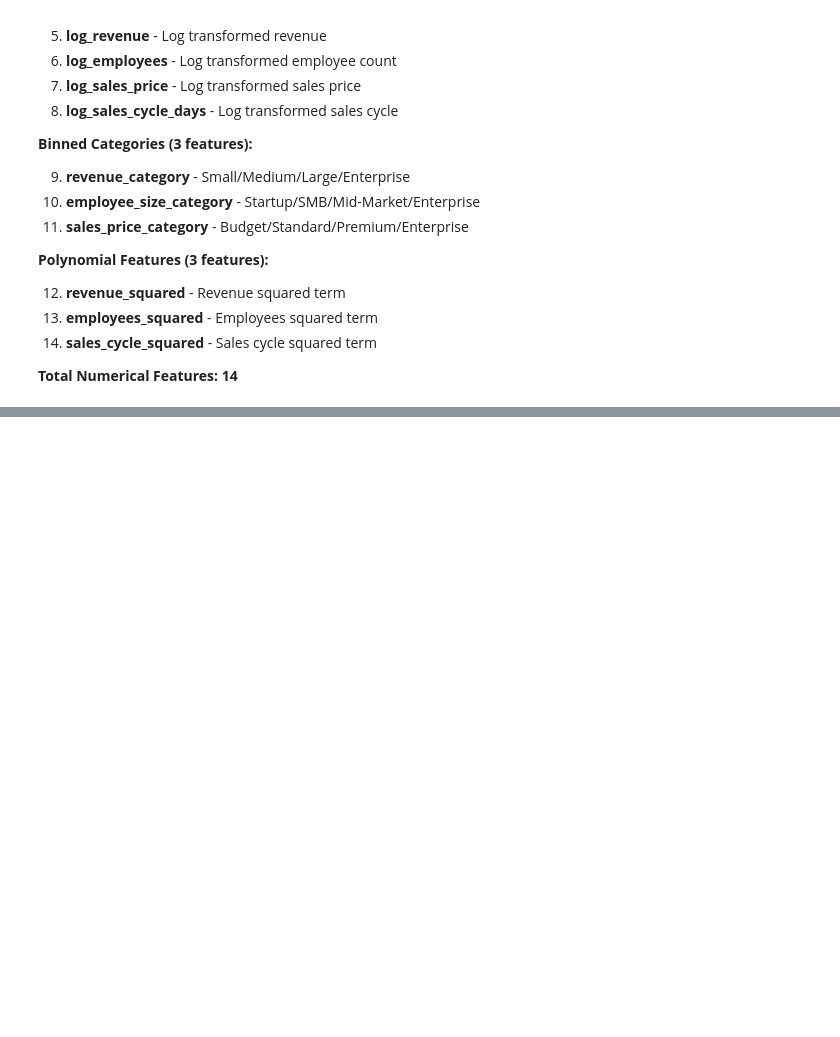
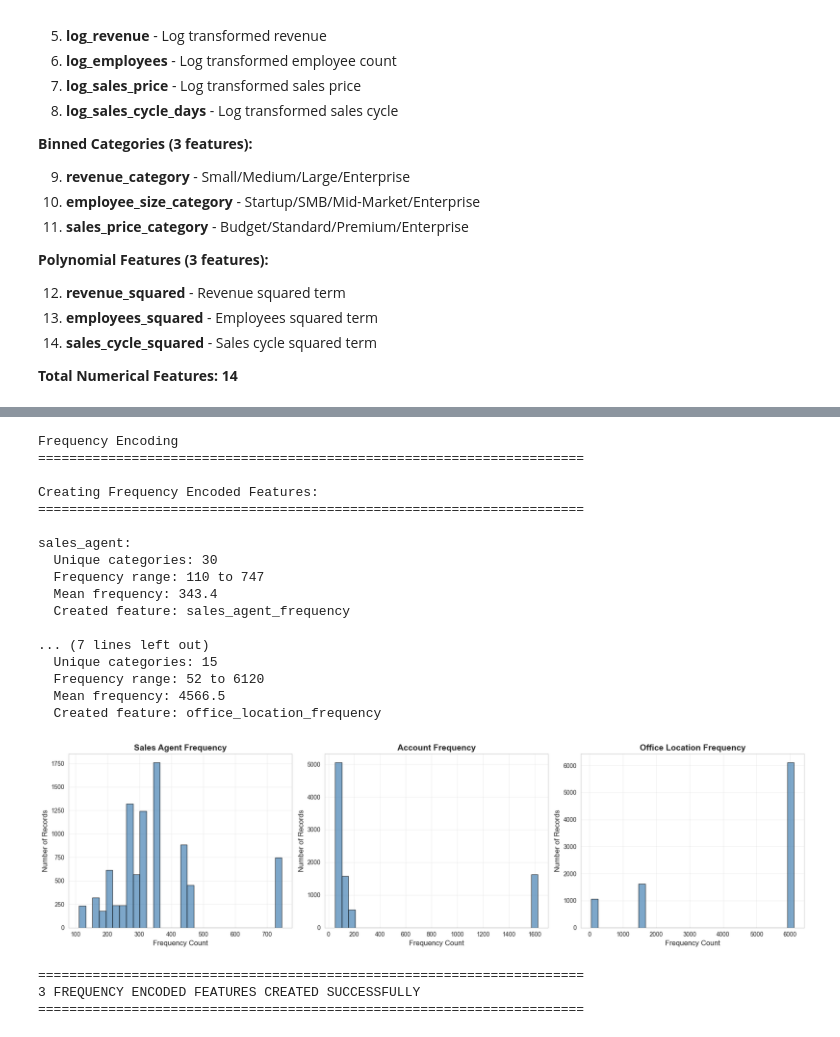
Before and after one commit to Pawan-Bhandari-1164198/1164198, a Jupyter notebook: assignment-3.ipynb, the cells around one changed output, grey strips where cells are left out. Drawn from its saved outputs; the diff is of its cells as text; code cells hidden in the pictures; blank space fills up the shorter version.

```diff
--- a/assignment-3.ipynb
+++ b/assignment-3.ipynb
@@ -1184,0 +1272,64 @@ A total of 14 numerical features were created through ratios, transformations, b
+# %%
+# Frequency Encoding for medium/high cardinality features
+print("Frequency Encoding")
+print("="*70)
+
+# Features to frequency encode
+frequency_features = ['sales_agent', 'account', 'office_location']
+
+print("\nCreating Frequency Encoded Features:")
+print("="*70)
+
+for feature in frequency_features:
+    # Calculate frequency (count of each category)
+    frequency_map = df[feature].value_counts().to_dict()
+
+    # Create new feature with frequency encoding
+    new_feature_name = f"{feature}_frequency"
+    df[new_feature_name] = df[feature].map(frequency_map)
+
+    print(f"\n{feature}:")
+    print(f"  Unique categories: {df[feature].nunique()}")
+    print(f"  Frequency range: {df[new_feature_name].min()} to {df[new_feature_name].max()}")
+    print(f"  Mean frequency: {df[new_feature_name].mean():.1f}")
+    print(f"  Created feature: {new_feature_name}")
+
+# Visualize frequency distributions
+fig, axes = plt.subplots(1, 3, figsize=(18, 5))
+
+for idx, feature in enumerate(frequency_features):
+    freq_col = f"{feature}_frequency"
+    axes[idx].hist(df[freq_col], bins=30, edgecolor='black', alpha=0.7, color='steelblue')
+    axes[idx].set_xlabel('Frequency Count', fontsize=12)
+    axes[idx].set_ylabel('Number of Records', fontsize=12)
+    axes[idx].set_title(f'{feature.replace("_", " ").title()} Frequency', fontsize=14, fontweight='bold')
+    axes[idx].grid(alpha=0.3)
+
+plt.tight_layout()
+plt.show()
+
+print("\n" + "="*70)
+print(f"3 FREQUENCY ENCODED FEATURES CREATED SUCCESSFULLY")
+print("="*70)
+# %% [output]
+Frequency Encoding
+======================================================================
+
+Creating Frequency Encoded Features:
+======================================================================
+
+sales_agent:
+  Unique categories: 30
+  Frequency range: 110 to 747
+  Mean frequency: 343.4
+  Created feature: sales_agent_frequency
+
+... (7 lines left out)
+  Unique categories: 15
+  Frequency range: 52 to 6120
+  Mean frequency: 4566.5
+  Created feature: office_location_frequency
+[figure, added]
+======================================================================
+3 FREQUENCY ENCODED FEATURES CREATED SUCCESSFULLY
+======================================================================
```
Also changed, not shown: parts of 6 cells of this notebook.
